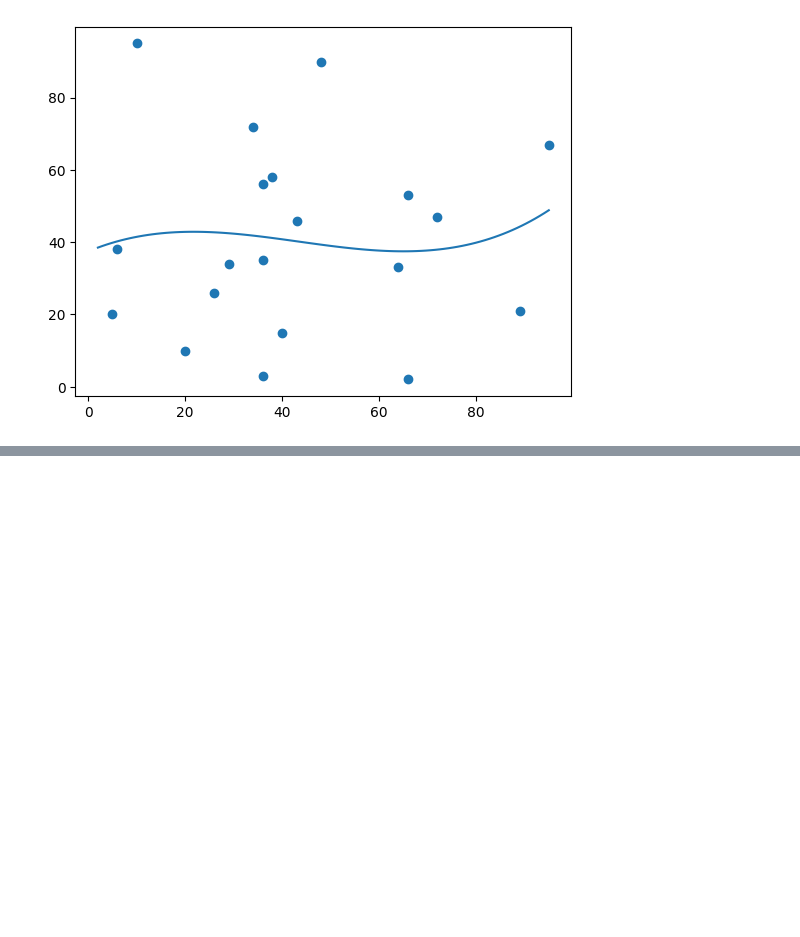
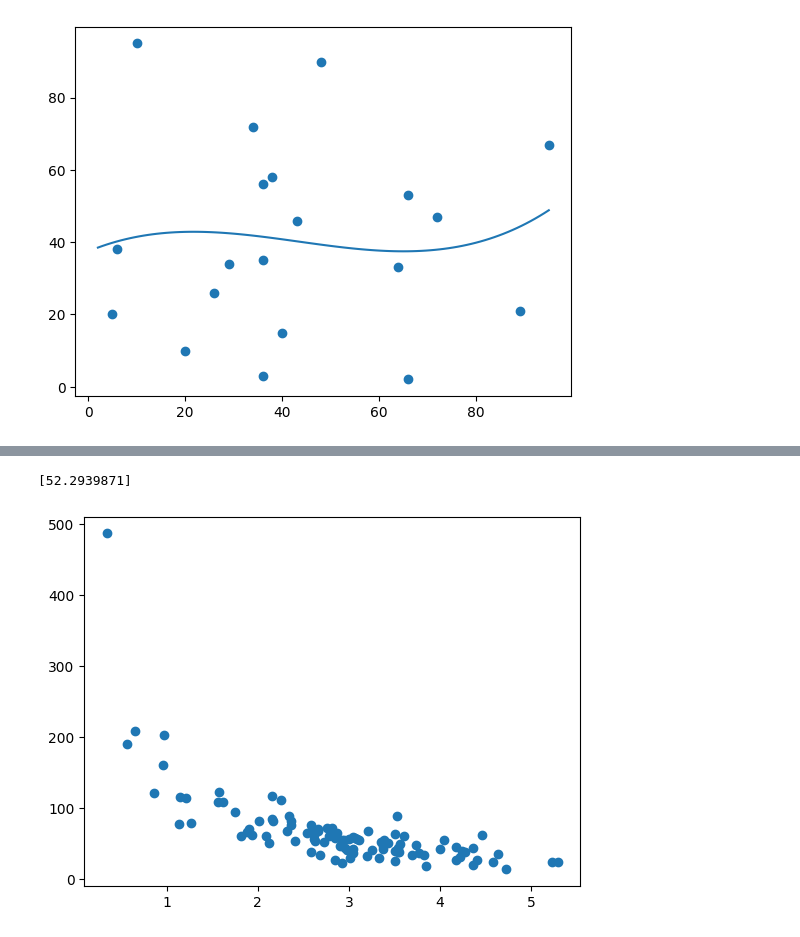
Before and after one commit to kofi-teddy/fluent-python, a Jupyter notebook: ml-notes.ipynb, the cells around one changed output, grey strips where cells are left out. Drawn from its saved outputs; the diff is of its cells as text; code cells hidden in the pictures; blank space fills up the shorter version.

```diff
--- a/ml-notes.ipynb
+++ b/ml-notes.ipynb
@@ -292,0 +375,34 @@ plt.show()
+# %%
+# Predict the CO2 emission from a 1.3
+# liter car that weighs 2300 kilograms:
+
+
+X = df[['Weight', 'Volume']]
+y = df['CO2']
+
+scaledX = scale.fit_transform(X)
+
+model = LinearRegression()
+model.fit(scaledX, y)
+
+scaled = scale.transform([[2300, 1.3]])
+
+predictions = model.predict([scaled[0]])
+print(predictions)
+# %% [output]
+[52.2939871]
+# %%
+# Train/Test
+# measure the accuracy of your model
+# It is called Train/Test because you split the data set
+# into two sets: a training set and a testing set
+
+np.random.seed(2)
+
+x = np.random.normal(3, 1, 100)
+y = np.random.normal(150, 40, 100) / x
+
+plt.scatter(x, y)
+plt.show()
+# %% [output]
+[figure, added]
```
Also changed, not shown: parts of 9 cells of this notebook, 2 other files.
